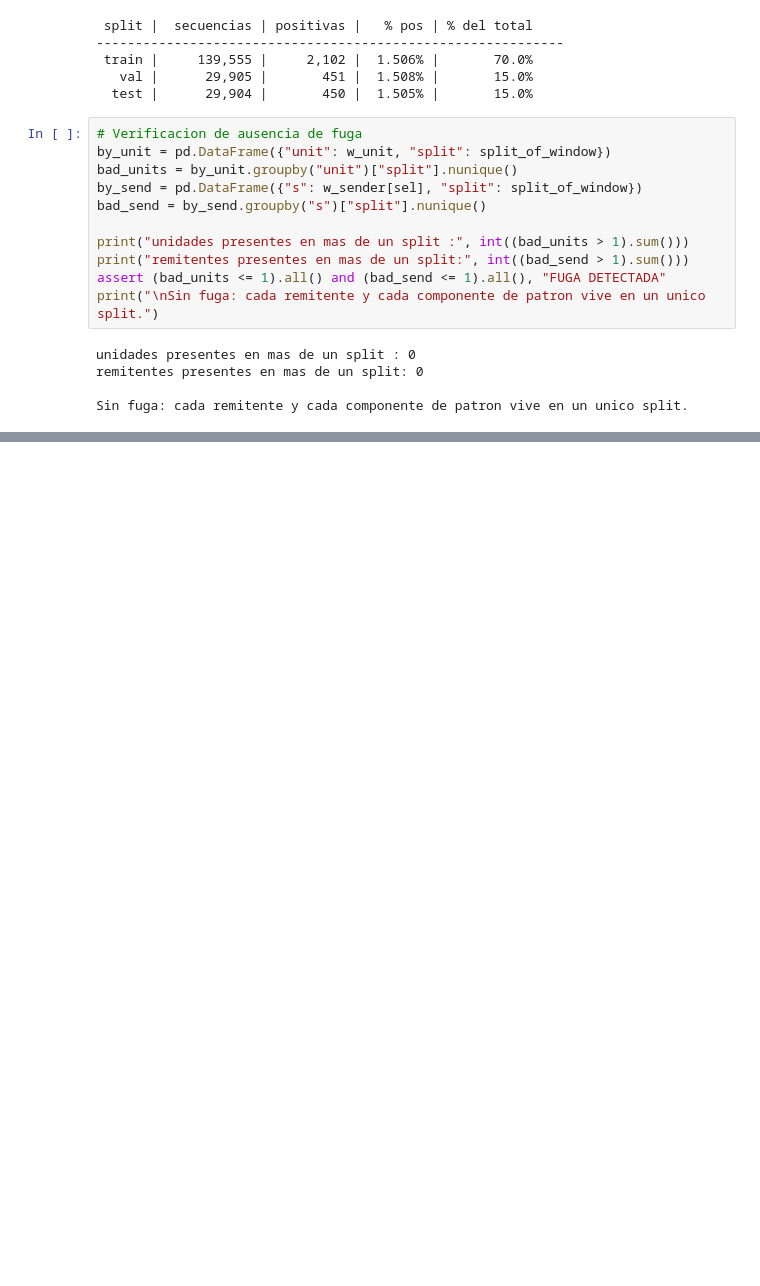
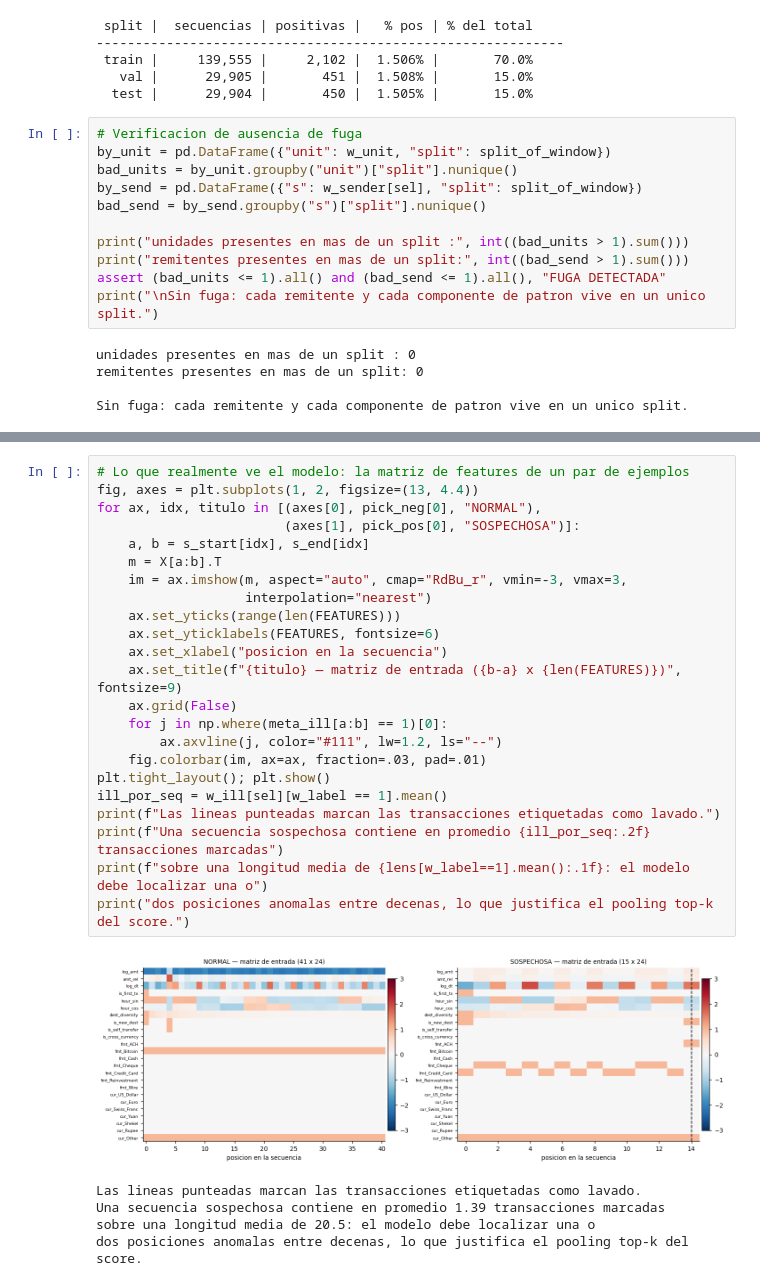
Before and after one commit to JuanDsm04/dl-project2, a Jupyter notebook: dl-project2-notebook.ipynb, the cells around one changed output, grey strips where cells are left out. Cells and saved outputs as stored; diff of their text form; blank space fills up the shorter version.

```diff
--- a/dl-project2-notebook.ipynb
+++ b/dl-project2-notebook.ipynb
@@ -695,0 +869,29 @@ Sin fuga: cada remitente y cada componente de patron vive en un unico split.
+# %%
+# Lo que realmente ve el modelo: la matriz de features de un par de ejemplos
+fig, axes = plt.subplots(1, 2, figsize=(13, 4.4))
+for ax, idx, titulo in [(axes[0], pick_neg[0], "NORMAL"),
+                        (axes[1], pick_pos[0], "SOSPECHOSA")]:
+    a, b = s_start[idx], s_end[idx]
+    m = X[a:b].T
+    im = ax.imshow(m, aspect="auto", cmap="RdBu_r", vmin=-3, vmax=3,
+                   interpolation="nearest")
+    ax.set_yticks(range(len(FEATURES)))
+    ax.set_yticklabels(FEATURES, fontsize=6)
+    ax.set_xlabel("posicion en la secuencia")
+    ax.set_title(f"{titulo} — matriz de entrada ({b-a} x {len(FEATURES)})", fontsize=9)
+    ax.grid(False)
+    for j in np.where(meta_ill[a:b] == 1)[0]:
+        ax.axvline(j, color="#111", lw=1.2, ls="--")
+    fig.colorbar(im, ax=ax, fraction=.03, pad=.01)
+plt.tight_layout(); plt.show()
+ill_por_seq = w_ill[sel][w_label == 1].mean()
+print(f"Las lineas punteadas marcan las transacciones etiquetadas como lavado.")
+print(f"Una secuencia sospechosa contiene en promedio {ill_por_seq:.2f} transacciones marcadas")
+print(f"sobre una longitud media de {lens[w_label==1].mean():.1f}: el modelo debe localizar una o")
+print("dos posiciones anomalas entre decenas, lo que justifica el pooling top-k del score.")
+# %% [output]
+[figure, added]
+Las lineas punteadas marcan las transacciones etiquetadas como lavado.
+Una secuencia sospechosa contiene en promedio 1.39 transacciones marcadas
+sobre una longitud media de 20.5: el modelo debe localizar una o
+dos posiciones anomalas entre decenas, lo que justifica el pooling top-k del score.
```
Also changed, not shown: parts of 12 cells of this notebook.
